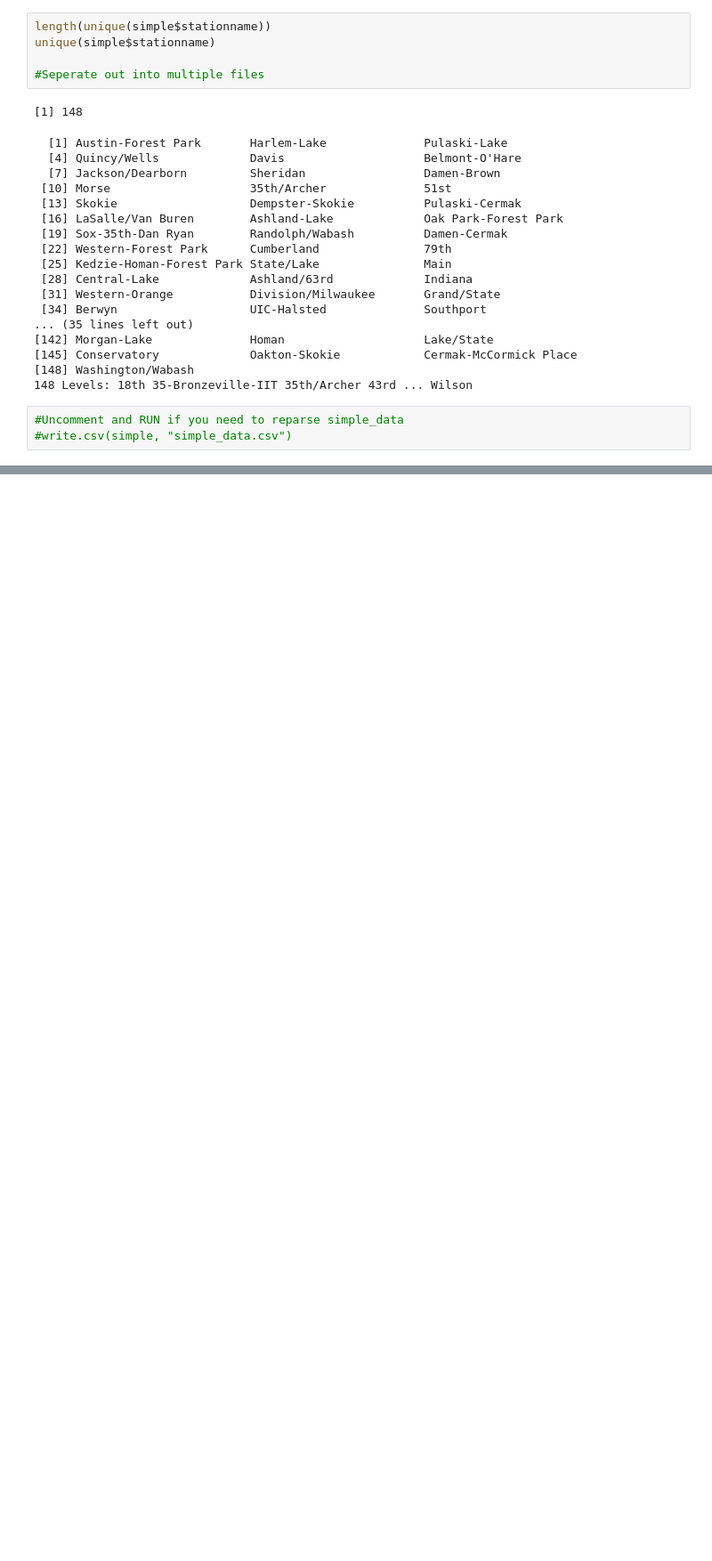
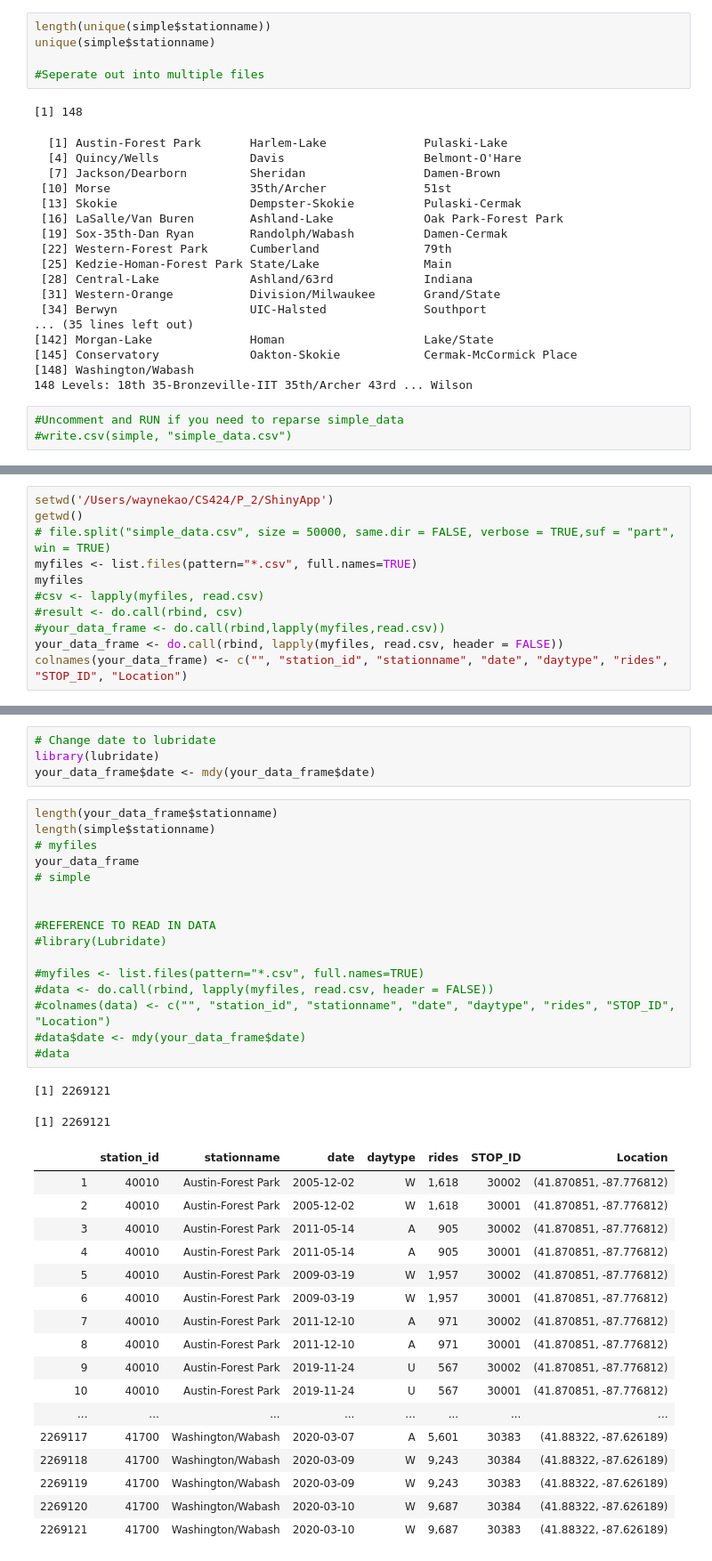
Before and after one commit to kaowayne8/CS424_Project2, a Jupyter notebook: DraftNotebook.ipynb, the cells around one changed output, grey strips where cells are left out. Shown at 89% size. Drawn from its saved outputs; the diff is of its cells as text; blank space fills up the shorter version.

```diff
--- a/DraftNotebook.ipynb
+++ b/DraftNotebook.ipynb
@@ -153,0 +143,11 @@ ERROR: Error in file.split("simple_data.csv", size = 50000, same.dir = FALSE, :
+# %%
+setwd('/Users/waynekao/CS424/P_2/ShinyApp')
+getwd()
+# file.split("simple_data.csv", size = 50000, same.dir = FALSE, verbose = TRUE,suf = "part", win = TRUE)
+myfiles <- list.files(pattern="*.csv", full.names=TRUE)
+myfiles
+#csv <- lapply(myfiles, read.csv)
+#result <- do.call(rbind, csv)
+#your_data_frame <- do.call(rbind,lapply(myfiles,read.csv))
+your_data_frame <- do.call(rbind, lapply(myfiles, read.csv, header = FALSE))
+colnames(your_data_frame) <- c("", "station_id", "stationname", "date", "daytype", "rides", "STOP_ID", "Location")
@@ -153,0 +173,40 @@ ERROR: Error in file.split("simple_data.csv", size = 50000, same.dir = FALSE, :
+# %%
+# Change date to lubridate
+library(lubridate)
+your_data_frame$date <- mdy(your_data_frame$date)
+# %%
+length(your_data_frame$stationname)
+length(simple$stationname)
+# myfiles
+your_data_frame
+# simple
+
+
+#REFERENCE TO READ IN DATA
+#library(Lubridate)
+
+#myfiles <- list.files(pattern="*.csv", full.names=TRUE)
+#data <- do.call(rbind, lapply(myfiles, read.csv, header = FALSE))
+#colnames(data) <- c("", "station_id", "stationname", "date", "daytype", "rides", "STOP_ID", "Location")
+#data$date <- mdy(your_data_frame$date)
+#data
+# %% [output]
+[1] 2269121
+[1] 2269121
+|  | station_id | stationname | date | daytype | rides | STOP_ID | Location |
+| 1 | 40010 | Austin-Forest Park | 2005-12-02 | W | 1,618 | 30002 | (41.870851, -87.776812) |
+| 2 | 40010 | Austin-Forest Park | 2005-12-02 | W | 1,618 | 30001 | (41.870851, -87.776812) |
+| 3 | 40010 | Austin-Forest Park | 2011-05-14 | A | 905 | 30002 | (41.870851, -87.776812) |
+| 4 | 40010 | Austin-Forest Park | 2011-05-14 | A | 905 | 30001 | (41.870851, -87.776812) |
+| 5 | 40010 | Austin-Forest Park | 2009-03-19 | W | 1,957 | 30002 | (41.870851, -87.776812) |
+| 6 | 40010 | Austin-Forest Park | 2009-03-19 | W | 1,957 | 30001 | (41.870851, -87.776812) |
+| 7 | 40010 | Austin-Forest Park | 2011-12-10 | A | 971 | 30002 | (41.870851, -87.776812) |
+| 8 | 40010 | Austin-Forest Park | 2011-12-10 | A | 971 | 30001 | (41.870851, -87.776812) |
+| 9 | 40010 | Austin-Forest Park | 2019-11-24 | U | 567 | 30002 | (41.870851, -87.776812) |
+| 10 | 40010 | Austin-Forest Park | 2019-11-24 | U | 567 | 30001 | (41.870851, -87.776812) |
+| ... | ... | ... | ... | ... | ... | ... | ... |
+| 2269117 | 41700 | Washington/Wabash | 2020-03-07 | A | 5,601 | 30383 | (41.88322, -87.626189) |
+| 2269118 | 41700 | Washington/Wabash | 2020-03-09 | W | 9,243 | 30384 | (41.88322, -87.626189) |
+| 2269119 | 41700 | Washington/Wabash | 2020-03-09 | W | 9,243 | 30383 | (41.88322, -87.626189) |
+| 2269120 | 41700 | Washington/Wabash | 2020-03-10 | W | 9,687 | 30384 | (41.88322, -87.626189) |
+| 2269121 | 41700 | Washington/Wabash | 2020-03-10 | W | 9,687 | 30383 | (41.88322, -87.626189) |
```
Also changed, not shown: parts of 2 cells of this notebook, 2 other files.
